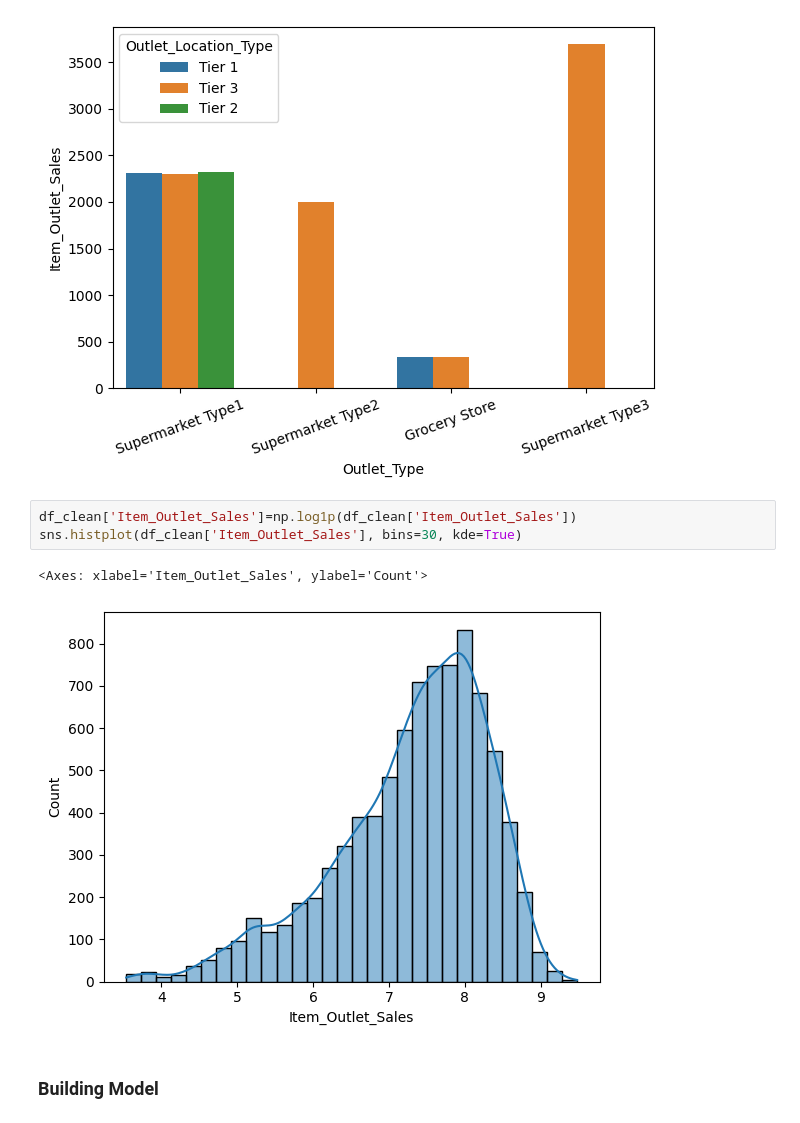
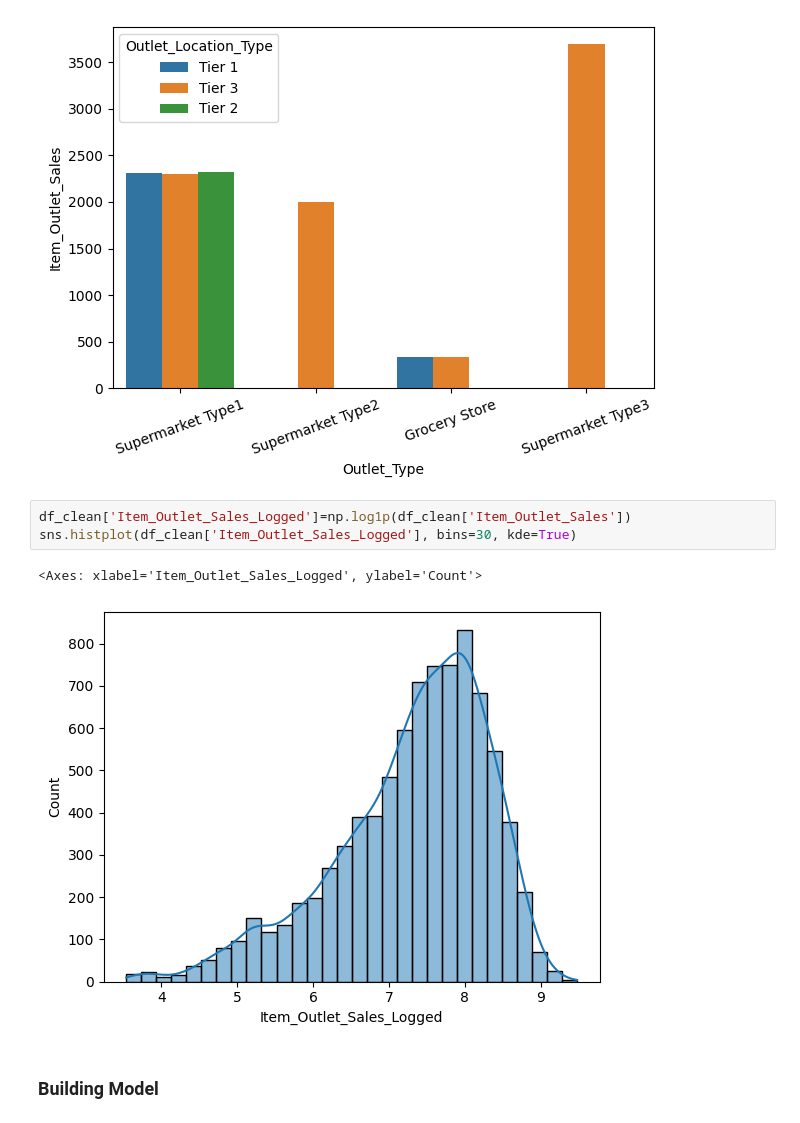
Before and after one commit to Solomon-hub23/data-science-project, a Jupyter notebook: PROJECTS/bigmart-sales-prediction/Notebook/bigmart.ipynb, the cells around one changed output. Cells and saved outputs as stored; diff of their text form.

```diff
--- a/bigmart-sales-prediction/Notebook/bigmart.ipynb
+++ b/PROJECTS/bigmart-sales-prediction/Notebook/bigmart.ipynb
@@ -339,11 +339,11 @@ plt.show()
 # %% [output]
 [figure]
 # %%
-df_clean['Item_Outlet_Sales']=np.log1p(df_clean['Item_Outlet_Sales'])
-sns.histplot(df_clean['Item_Outlet_Sales'], bins=30, kde=True)
+df_clean['Item_Outlet_Sales_Logged']=np.log1p(df_clean['Item_Outlet_Sales'])
+sns.histplot(df_clean['Item_Outlet_Sales_Logged'], bins=30, kde=True)
 # %% [output]
-<Axes: xlabel='Item_Outlet_Sales', ylabel='Count'>
+<Axes: xlabel='Item_Outlet_Sales_Logged', ylabel='Count'>
-[figure, old version]
+[figure, new version]
 # %% [markdown]
 ### Building Model
 # %% [markdown]
```
Also changed, not shown: parts of 37 cells of this notebook, 10 other files.
